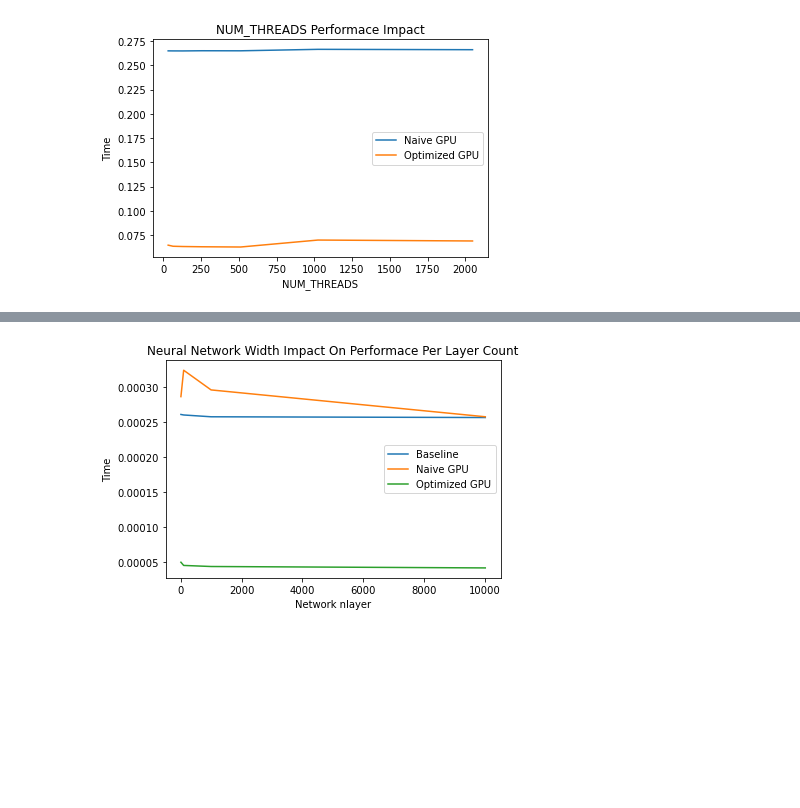
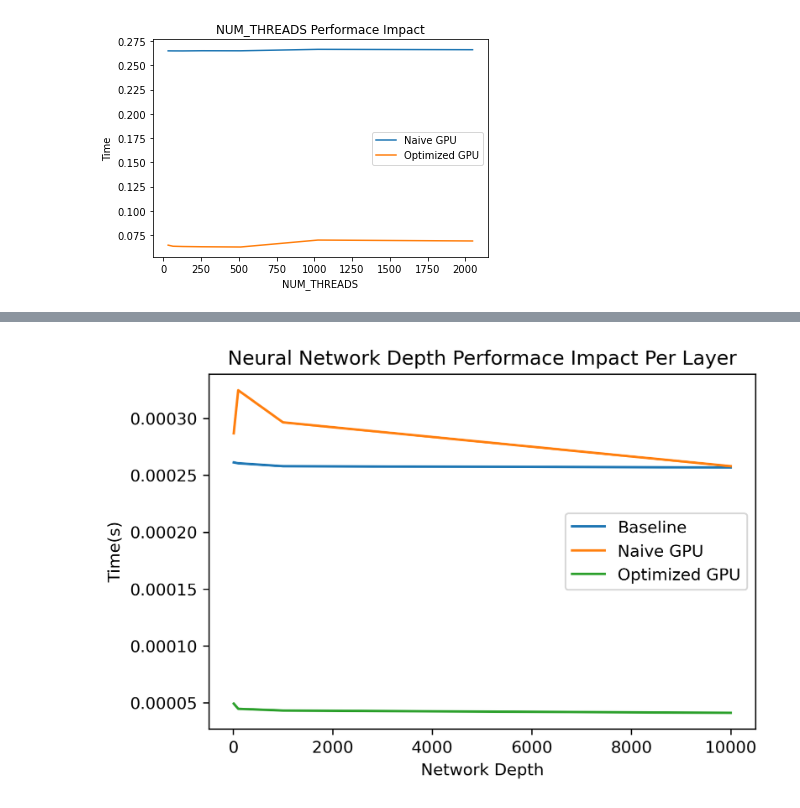
Before and after one commit to Depetrol/ScaleAI, a Jupyter notebook: performance.ipynb, the cells around one changed output, grey strips where cells are left out. Saved outputs shown, nothing was run; the diff lists cells and outputs as text; code cells hidden in the pictures; blank space fills up the shorter version.

```diff
--- a/performance.ipynb
+++ b/performance.ipynb
@@ -209,28 +209,28 @@ plt.show()
 # %%
-# n = 100, w = 64 - 4096 Cost Per nlayer
+# on w=512, n=10-10000
 nlayer_arr = [10, 100, 1000, 10000]
 result_arr_Base = [0.00261312, 0.0260582, 0.257989, 2.56922]
 result_arr_GPU_Naive = [0.00286903, 0.0324759, 0.296532, 2.58011]
 result_arr_GPU = [0.000492963, 0.00447039, 0.0431658, 0.411377]
 
 for i in range(0, len(nlayer_arr)):
     result_arr_Base[i] /= nlayer_arr[i]
     result_arr_GPU_Naive[i] /= nlayer_arr[i]
     result_arr_GPU[i] /= nlayer_arr[i]
 
 x = np.array(nlayer_arr)
-fig, ax = plt.subplots()
+fig, ax = plt.subplots(dpi=300)
 ax.plot(x, result_arr_Base, label='Baseline')
 ax.plot(x, result_arr_GPU_Naive, label='Naive GPU')
 ax.plot(x, result_arr_GPU, label='Optimized GPU')
 
-ax.set_xlabel('Network nlayer')
-ax.set_ylabel('Time')
-ax.set_title('Neural Network Width Impact On Performace Per Layer Count')
+ax.set_xlabel('Network Depth')
+ax.set_ylabel('Time(s)')
+ax.set_title('Neural Network Depth Performace Impact Per Layer')
 ax.legend()
 plt.show()
 # %% [output]
-[figure, old version]
+[figure, new version]
 # %%
 # n = 100, w = 64 - 4096
 width_arr = [64, 128, 256, 512, 1024,2048,4096]
```
Also changed, not shown: parts of 4 cells of this notebook.
